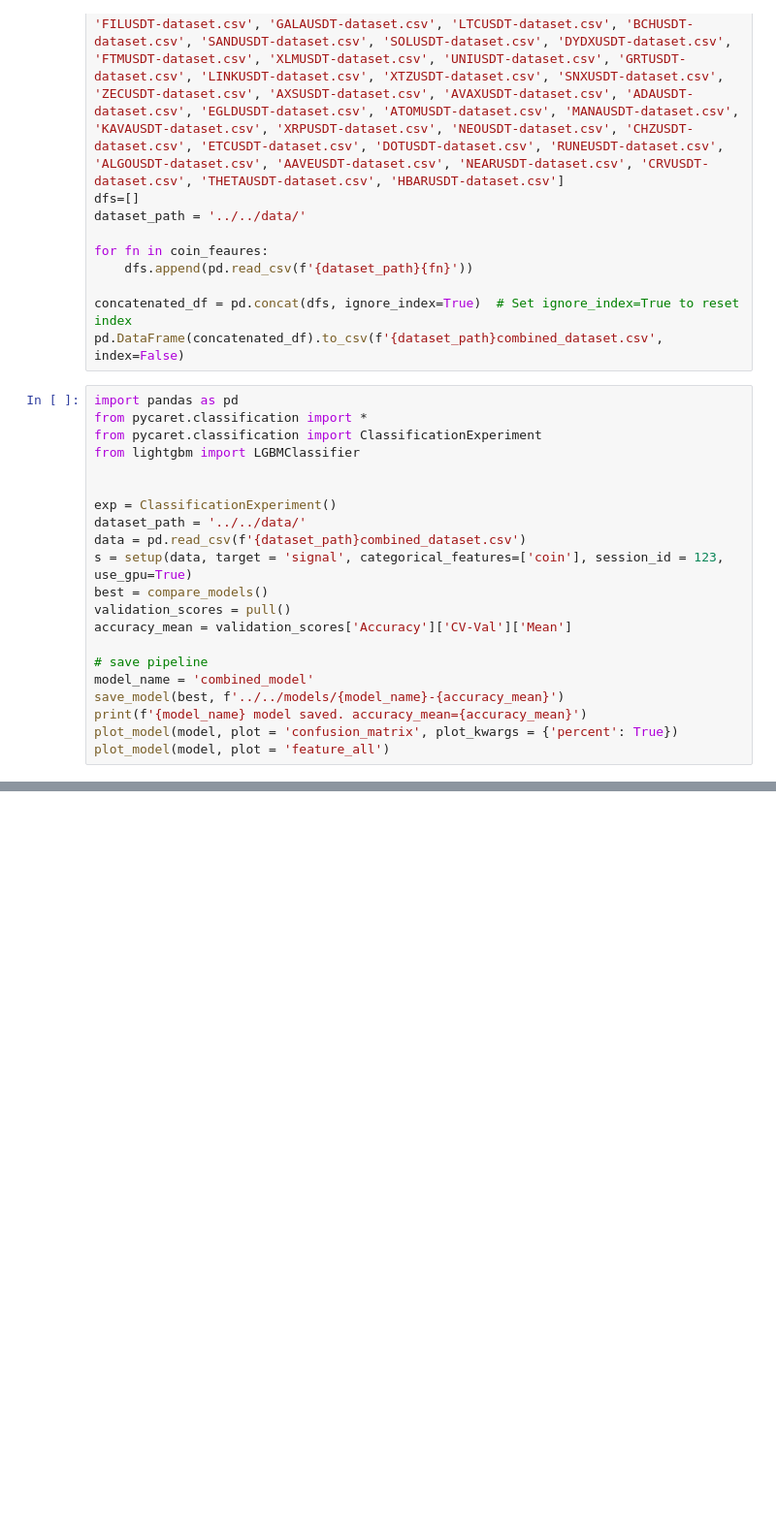
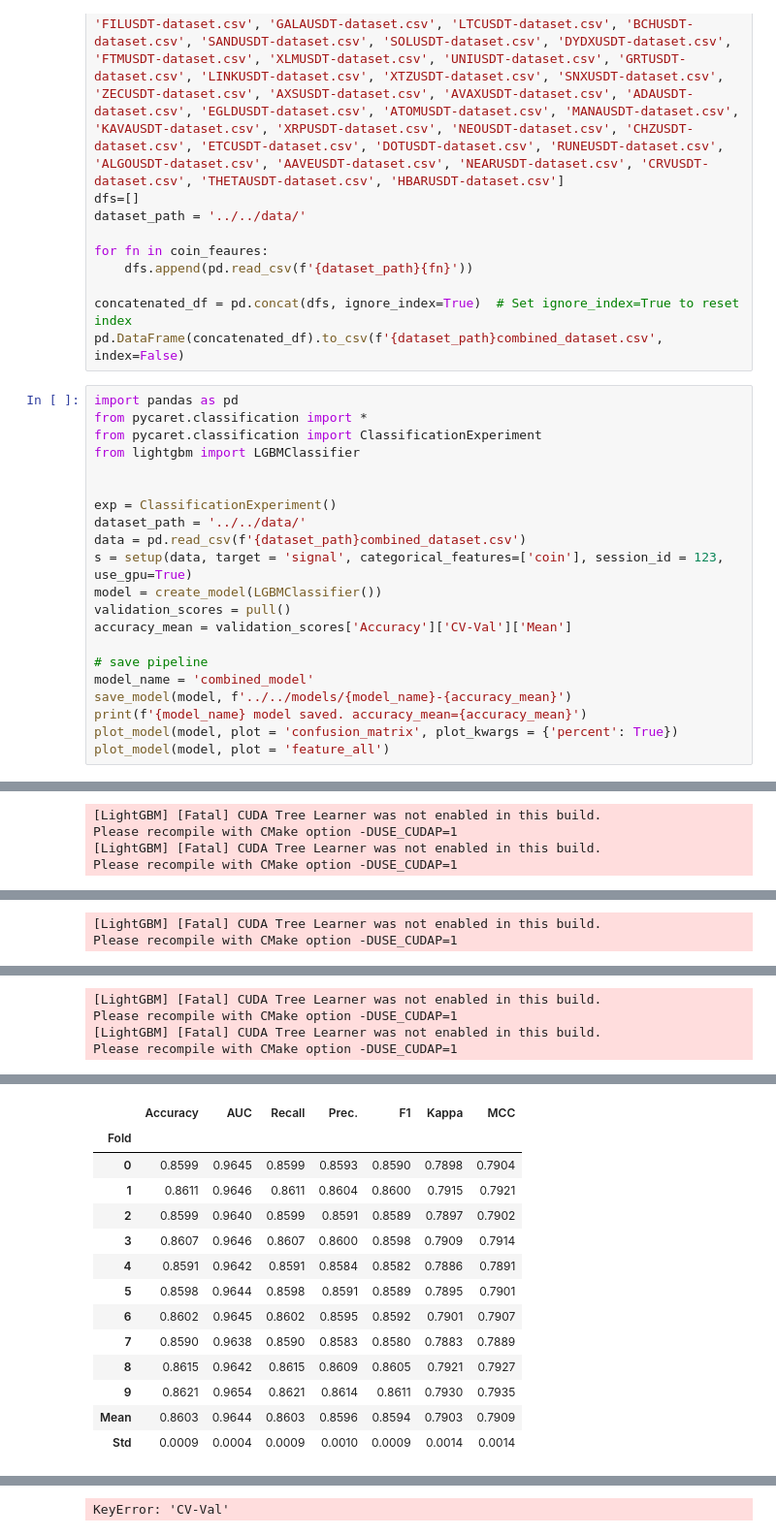
Before and after one commit to henokali1/trdr, a Jupyter notebook: ml/combined_model_train_40_coins.ipynb, the cells around one changed output, grey strips where cells are left out. Shown at 97% size. Saved outputs shown, nothing was run; the diff lists cells and outputs as text; blank space fills up the shorter version.

```diff
--- a/ml/combined_model_train_40_coins.ipynb
+++ b/ml/combined_model_train_40_coins.ipynb
@@ -185,13 +185,14 @@ exp = ClassificationExperiment()
 dataset_path = '../../data/'
 data = pd.read_csv(f'{dataset_path}combined_dataset.csv')
 s = setup(data, target = 'signal', categorical_features=['coin'], session_id = 123, use_gpu=True)
-best = compare_models()
+model = create_model(LGBMClassifier())
 validation_scores = pull()
 accuracy_mean = validation_scores['Accuracy']['CV-Val']['Mean']
 
 # save pipeline
 model_name = 'combined_model'
-save_model(best, f'../../models/{model_name}-{accuracy_mean}')
+save_model(model, f'../../models/{model_name}-{accuracy_mean}')
 print(f'{model_name} model saved. accuracy_mean={accuracy_mean}')
 plot_model(model, plot = 'confusion_matrix', plot_kwargs = {'percent': True})
 plot_model(model, plot = 'feature_all')
+# %% [output]
@@ -197,0 +238,4 @@ plot_model(model, plot = 'feature_all')
+[LightGBM] [Fatal] CUDA Tree Learner was not enabled in this build.
+Please recompile with CMake option -DUSE_CUDAP=1
+[LightGBM] [Fatal] CUDA Tree Learner was not enabled in this build.
+Please recompile with CMake option -DUSE_CUDAP=1
@@ -197,0 +253,2 @@ plot_model(model, plot = 'feature_all')
+[LightGBM] [Fatal] CUDA Tree Learner was not enabled in this build.
+Please recompile with CMake option -DUSE_CUDAP=1
@@ -197,0 +288,4 @@ plot_model(model, plot = 'feature_all')
+[LightGBM] [Fatal] CUDA Tree Learner was not enabled in this build.
+Please recompile with CMake option -DUSE_CUDAP=1
+[LightGBM] [Fatal] CUDA Tree Learner was not enabled in this build.
+Please recompile with CMake option -DUSE_CUDAP=1
@@ -197,0 +293,14 @@ plot_model(model, plot = 'feature_all')
+|  | Accuracy | AUC | Recall | Prec. | F1 | Kappa | MCC |
+| Fold |  |  |  |  |  |  |  |
+| 0 | 0.8599 | 0.9645 | 0.8599 | 0.8593 | 0.8590 | 0.7898 | 0.7904 |
+| 1 | 0.8611 | 0.9646 | 0.8611 | 0.8604 | 0.8600 | 0.7915 | 0.7921 |
+| 2 | 0.8599 | 0.9640 | 0.8599 | 0.8591 | 0.8589 | 0.7897 | 0.7902 |
+| 3 | 0.8607 | 0.9646 | 0.8607 | 0.8600 | 0.8598 | 0.7909 | 0.7914 |
+| 4 | 0.8591 | 0.9642 | 0.8591 | 0.8584 | 0.8582 | 0.7886 | 0.7891 |
+| 5 | 0.8598 | 0.9644 | 0.8598 | 0.8591 | 0.8589 | 0.7895 | 0.7901 |
+| 6 | 0.8602 | 0.9645 | 0.8602 | 0.8595 | 0.8592 | 0.7901 | 0.7907 |
+| 7 | 0.8590 | 0.9638 | 0.8590 | 0.8583 | 0.8580 | 0.7883 | 0.7889 |
+| 8 | 0.8615 | 0.9642 | 0.8615 | 0.8609 | 0.8605 | 0.7921 | 0.7927 |
+| 9 | 0.8621 | 0.9654 | 0.8621 | 0.8614 | 0.8611 | 0.7930 | 0.7935 |
+| Mean | 0.8603 | 0.9644 | 0.8603 | 0.8596 | 0.8594 | 0.7903 | 0.7909 |
+| Std | 0.0009 | 0.0004 | 0.0009 | 0.0010 | 0.0009 | 0.0014 | 0.0014 |
@@ -198,3 +308,4 @@ plot_model(model, plot = 'feature_all')
+KeyError: 'CV-Val'
 # %%
 from pycaret.classification import load_model, predict_model
 import pandas as pd
```
Also changed, not shown: parts of 2 cells of this notebook.
